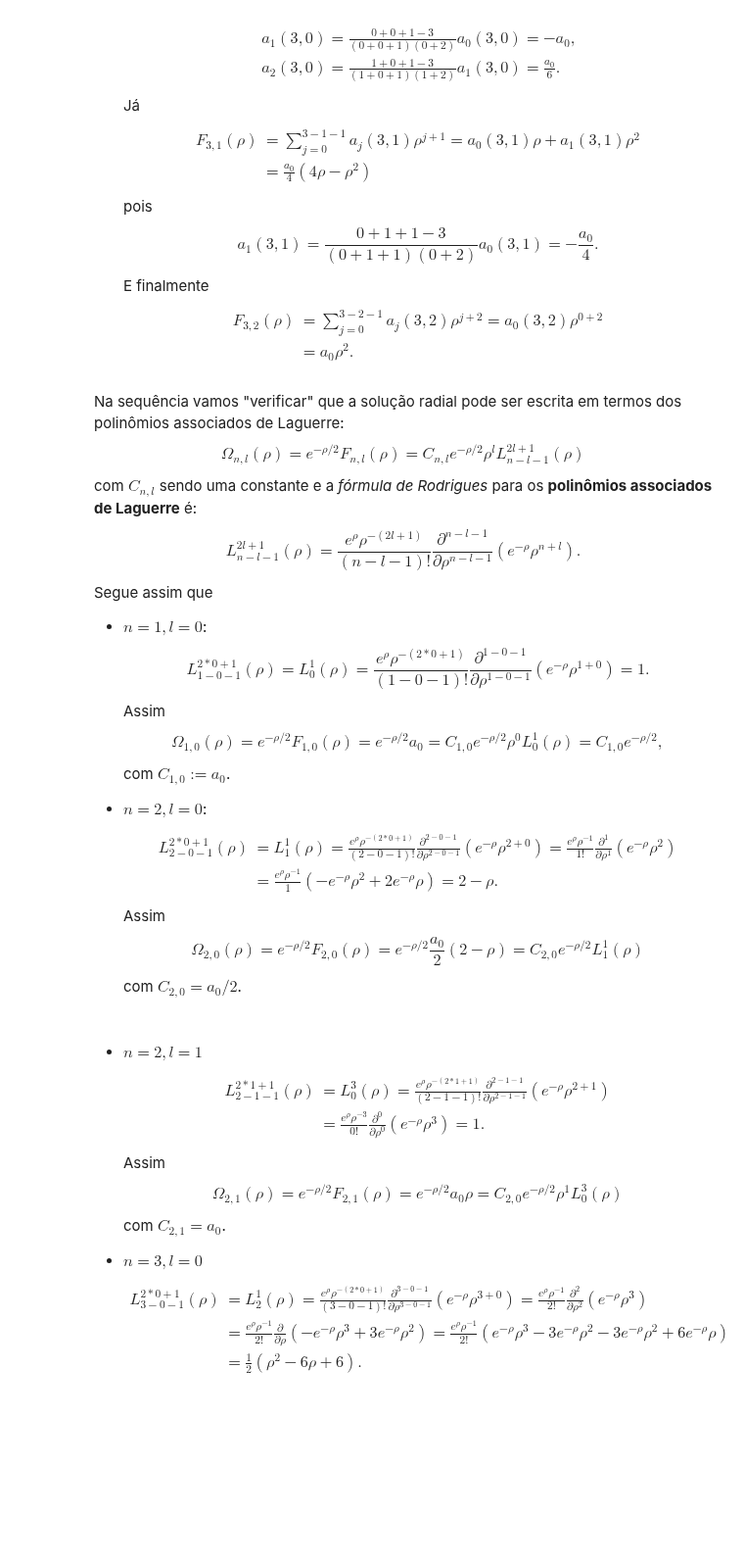
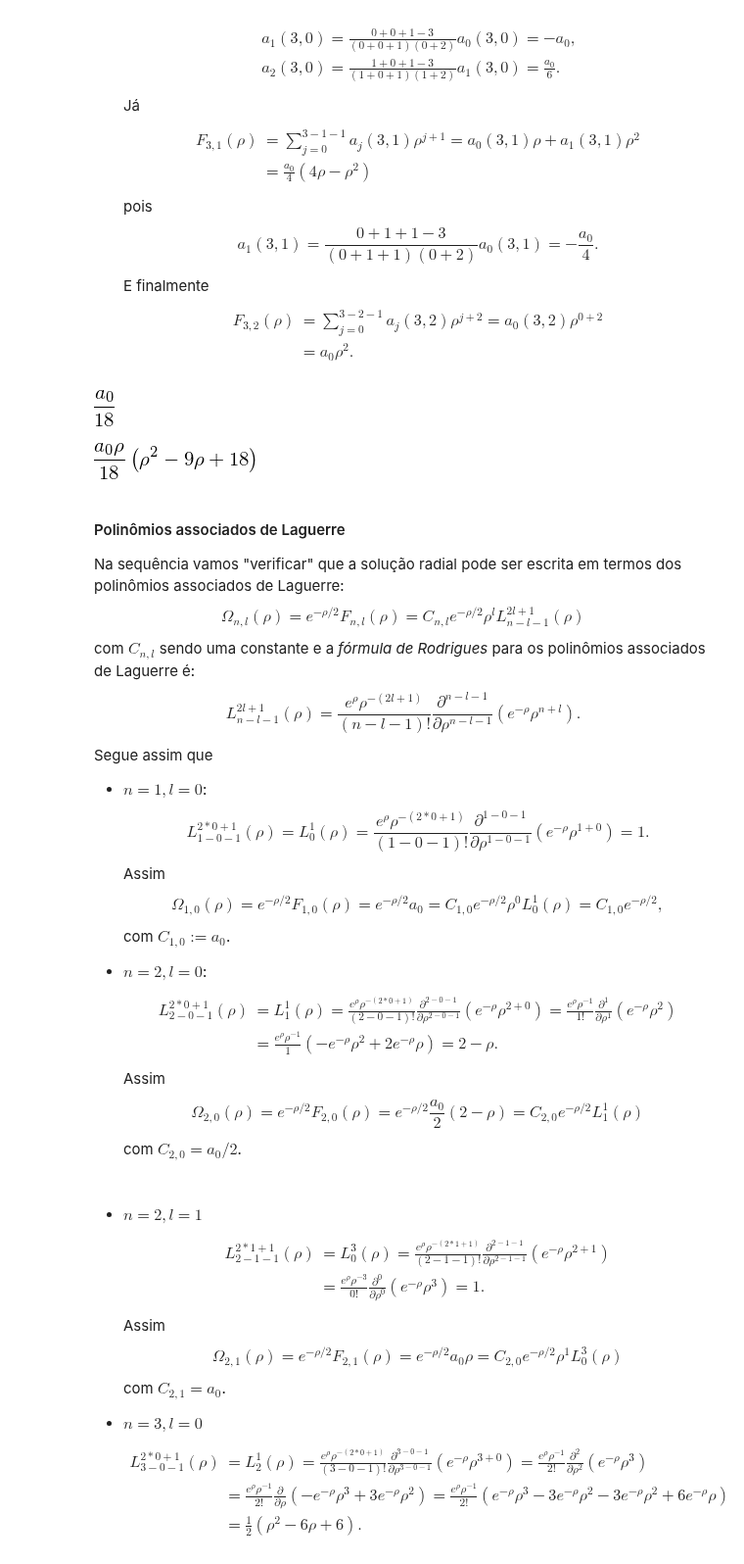
Before and after one commit to jonasmaziero/mecanica_quantica_1900-1925, a Jupyter notebook: 15_hidrogenio.ipynb, the cells around one changed output. Shown at 98% size. Cells and saved outputs as stored; diff of their text form; code cells hidden in the pictures; blank space fills up the shorter version.

```diff
--- a/15_hidrogenio.ipynb
+++ b/15_hidrogenio.ipynb
@@ -735,3 +735,13 @@ E finalmente
 F_{3,2}(\rho) &= \sum_{j=0}^{3-2-1}a_{j}(3,2)\rho^{j+2} = a_{0}(3,2)\rho^{0+2}\\
 & = a_{0}\rho^{2}.
 \end{align}
+# %%
+def aj(j,n,l):
+    if j == 1:
+        return ((j+l-n)/((j+l)*(j+1)))*a0
+    else:
+        return ((j+l-n)/((j+l)*(j+1)))*aj(j-1,n,l)
+# %%
+a0=symbols('a_{0}'); nsimplify(aj(2,4,1))# nsimplify transforma de float pra fração (tem outras opções, cuidar)
+# %% [output]
+[figure, added]
@@ -738,9 +754,17 @@ F_{3,2}(\rho) &= \sum_{j=0}^{3-2-1}a_{j}(3,2)\rho^{j+2} = a_{0}(3,2)\rho^{0+2}\\
+# %%
+a0,rho=symbols('a_{0} rho'); simplify(Fnl(4,1))#; 1/24; 1/6; 1/18
+#Fnl(4,1)
+###### n=4,l=1 tem um problema, não bate com a solução via Laguerre, os coefientes não são os mesmos ######
+# Fnl(4,0), Fnl(4,2), Fnl(4,3) estão ok
+# %% [output]
+[figure, added]
 # %% [markdown]
+#### Polinômios associados de Laguerre
 Na sequência vamos "verificar" que a solução radial pode ser escrita em termos dos polinômios associados de Laguerre:
 \begin{equation}
 \Omega_{n,l}(\rho) = e^{-\rho/2}F_{n,l}(\rho) = C_{n,l}e^{-\rho/2}\rho^{l}L_{n-l-1}^{2l+1}(\rho)
 \end{equation}
-com $C_{n,l}$ sendo uma constante e a _fórmula de Rodrigues_ para os __polinômios associados de Laguerre__ é:
+com $C_{n,l}$ sendo uma constante e a _fórmula de Rodrigues_ para os polinômios associados de Laguerre é:
 \begin{equation}
 L_{n-l-1}^{2l+1}(\rho) = \frac{e^{\rho}\rho^{-(2l+1)}}{(n-l-1)!}\frac{\partial^{n-l-1}}{\partial\rho^{n-l-1}}\left(e^{-\rho}\rho^{n+l}\right).
 \end{equation}
```
Also changed, not shown: parts of 5 cells of this notebook, 3 other files.
